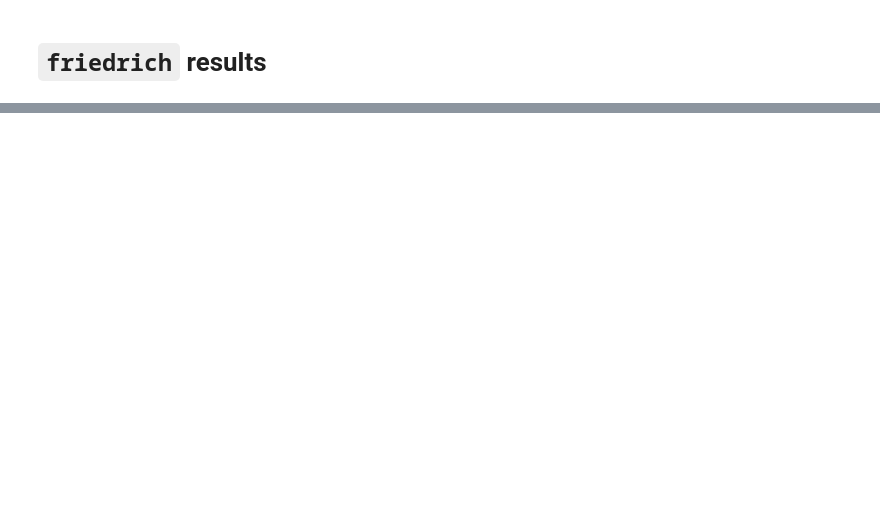
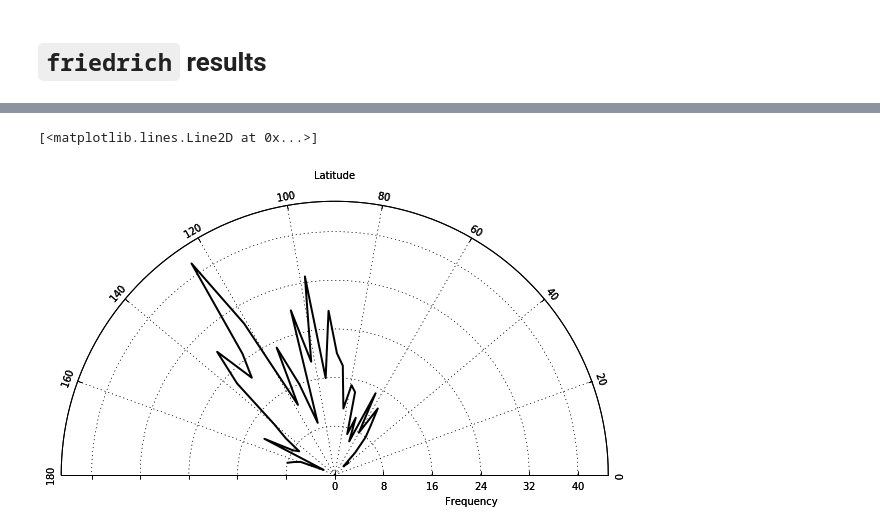
Before and after one commit to bmorris3/friedrich, a Jupyter notebook: hat11/results.ipynb, the cells around one changed output, grey strips where cells are left out. Saved outputs shown, nothing was run; the diff lists cells and outputs as text; code cells hidden in the pictures; blank space fills up the shorter version.

```diff
--- a/hat11/results.ipynb
+++ b/hat11/results.ipynb
@@ -18,0 +227,61 @@ ImportError: No module named 'corner'
+# %%
+from matplotlib.transforms import Affine2D
+import mpl_toolkits.axisartist.floating_axes as floating_axes
+import mpl_toolkits.axisartist.angle_helper as angle_helper
+from matplotlib.projections import PolarAxes
+from mpl_toolkits.axisartist.grid_finder import (FixedLocator, MaxNLocator,
+                                                 DictFormatter)
+def setup_axes3(fig, rect):
+    """
+    Sometimes, things like axis_direction need to be adjusted.
+    """
+
+    # rotate a bit for better orientation
+    tr_rotate = Affine2D().translate(0, 0)
+    # scale degree to radians
+    tr_scale = Affine2D().scale(np.pi/180., 1.)
+    tr = tr_rotate + tr_scale + PolarAxes.PolarTransform()
+    grid_locator2 = MaxNLocator(6)
+
+    ra0, ra1 = 0, 180
+    cz0, cz1 = 0, 45
+    grid_helper = floating_axes.GridHelperCurveLinear(
+        tr, extremes=(ra0, ra1, cz0, cz1),
+        grid_locator1=None,
+        grid_locator2=grid_locator2,
+        tick_formatter1=None,
+        tick_formatter2=None)
+
+    ax1 = floating_axes.FloatingSubplot(fig, rect, grid_helper=grid_helper)
+    fig.add_subplot(ax1)
+
+    # adjust axis
+    ax1.axis["left"].set_axis_direction("bottom")
+    #ax1.axis["right"].set_axis_direction("top")
+
+    ax1.axis["bottom"].set_visible(False)
+    ax1.axis["top"].set_axis_direction("bottom")
+    ax1.axis["top"].toggle(ticklabels=True, label=True)
+    ax1.axis["top"].major_ticklabels.set_axis_direction("top")
+    ax1.axis["top"].label.set_axis_direction("top")
+
+    ax1.axis["left"].label.set_text(r"Frequency")
+    ax1.axis["top"].label.set_text(r"Latitude")
+
+    # create a parasite axes whose transData in RA, cz
+    aux_ax = ax1.get_aux_axes(tr)
+
+    aux_ax.patch = ax1.patch
+    ax1.patch.zorder = 0.9
+    ax1.grid()
+    return ax1, aux_ax
+
+lat_freq, lat_bins = np.histogram(all_lats, 40)
+lat_bin_centers = 0.5*(lat_bins[1:] + lat_bins[:-1])
+
+fig = plt.figure(figsize=(10,10))
+_, ax = setup_axes3(fig, 111)
+ax.plot(np.degrees(lat_bin_centers + np.pi/2), lat_freq, lw=2, color='k')
+# %% [output]
+[<matplotlib.lines.Line2D at 0x...>]
+[figure, added]
```
Also changed, not shown: parts of 6 cells of this notebook.
